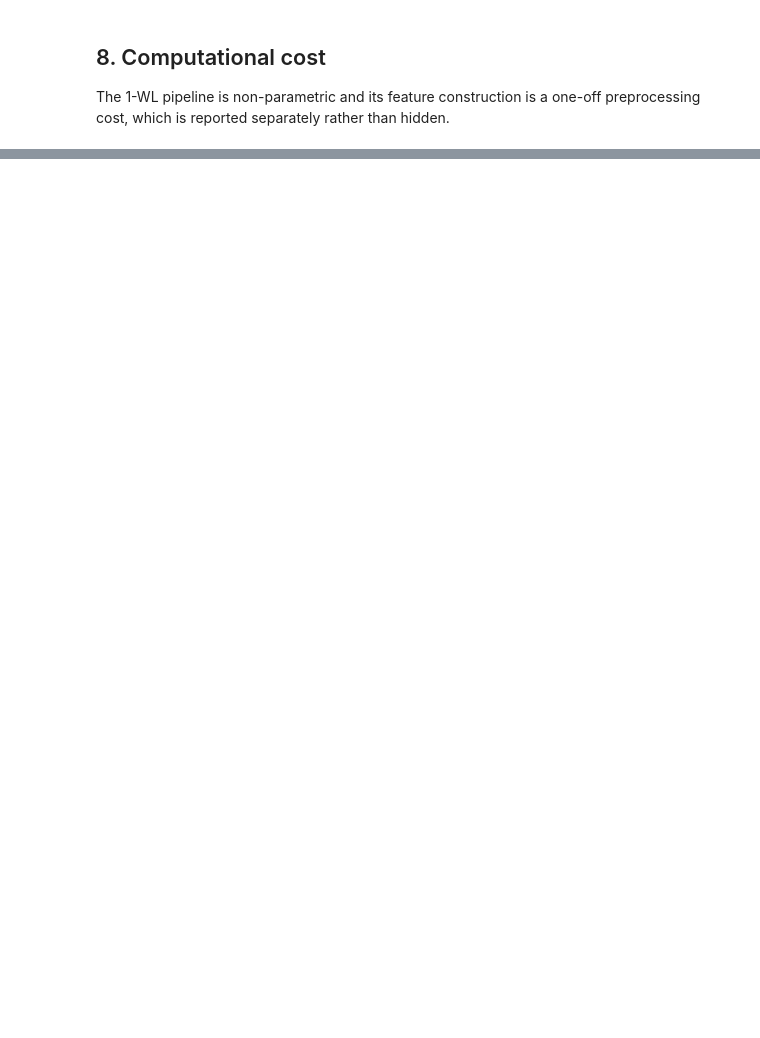
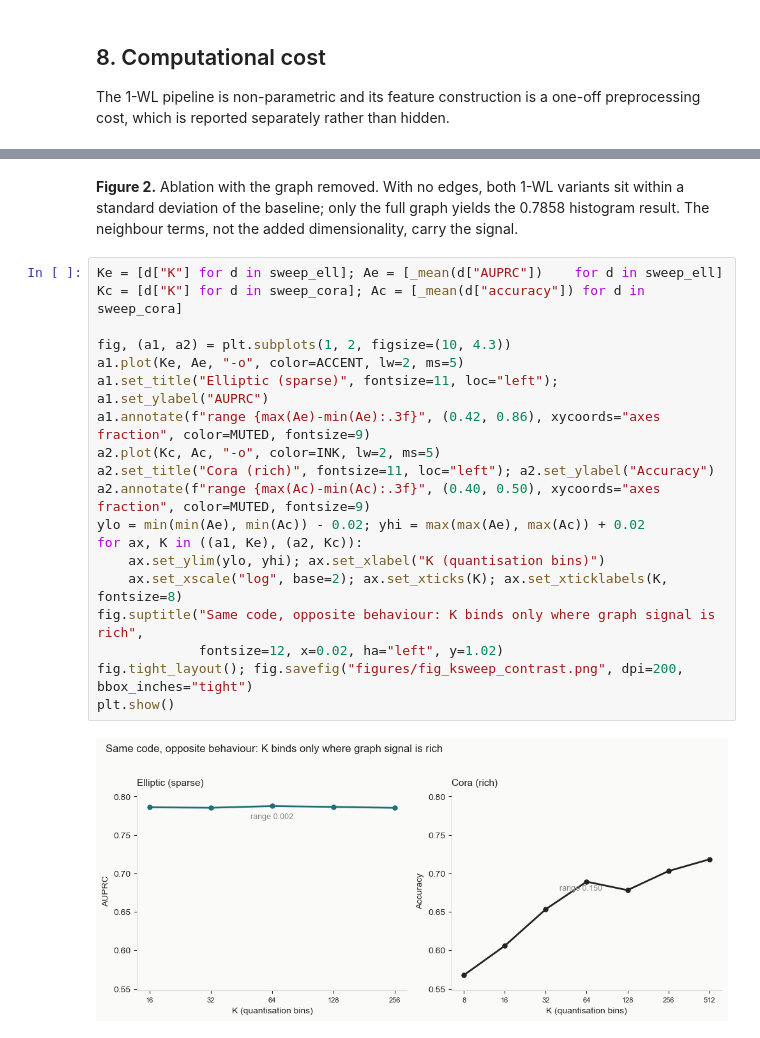
Before and after one commit to hmft0003/wl-fraud-detection, a Jupyter notebook: notebooks/wl_vs_gcn_fraud_detection.ipynb, the cells around one changed output, grey strips where cells are left out. Saved outputs shown, nothing was run; the diff lists cells and outputs as text; blank space fills up the shorter version.

```diff
--- a/notebooks/wl_vs_gcn_fraud_detection.ipynb
+++ b/notebooks/wl_vs_gcn_fraud_detection.ipynb
@@ -557,0 +832,25 @@ print(pd.DataFrame([
+# %% [markdown]
+**Figure 2.** Ablation with the graph removed. With no edges, both 1-WL variants sit
+within a standard deviation of the baseline; only the full graph yields the 0.7858
+histogram result. The neighbour terms, not the added dimensionality, carry the signal.
+# %%
+Ke = [d["K"] for d in sweep_ell]; Ae = [_mean(d["AUPRC"])    for d in sweep_ell]
+Kc = [d["K"] for d in sweep_cora]; Ac = [_mean(d["accuracy"]) for d in sweep_cora]
+
+fig, (a1, a2) = plt.subplots(1, 2, figsize=(10, 4.3))
+a1.plot(Ke, Ae, "-o", color=ACCENT, lw=2, ms=5)
+a1.set_title("Elliptic (sparse)", fontsize=11, loc="left"); a1.set_ylabel("AUPRC")
+a1.annotate(f"range {max(Ae)-min(Ae):.3f}", (0.42, 0.86), xycoords="axes fraction", color=MUTED, fontsize=9)
+a2.plot(Kc, Ac, "-o", color=INK, lw=2, ms=5)
+a2.set_title("Cora (rich)", fontsize=11, loc="left"); a2.set_ylabel("Accuracy")
+a2.annotate(f"range {max(Ac)-min(Ac):.3f}", (0.40, 0.50), xycoords="axes fraction", color=MUTED, fontsize=9)
+ylo = min(min(Ae), min(Ac)) - 0.02; yhi = max(max(Ae), max(Ac)) + 0.02
+for ax, K in ((a1, Ke), (a2, Kc)):
+    ax.set_ylim(ylo, yhi); ax.set_xlabel("K (quantisation bins)")
+    ax.set_xscale("log", base=2); ax.set_xticks(K); ax.set_xticklabels(K, fontsize=8)
+fig.suptitle("Same code, opposite behaviour: K binds only where graph signal is rich",
+             fontsize=12, x=0.02, ha="left", y=1.02)
+fig.tight_layout(); fig.savefig("figures/fig_ksweep_contrast.png", dpi=200, bbox_inches="tight")
+plt.show()
+# %% [output]
+[figure, added]
```
Also changed, not shown: parts of 28 cells of this notebook.
